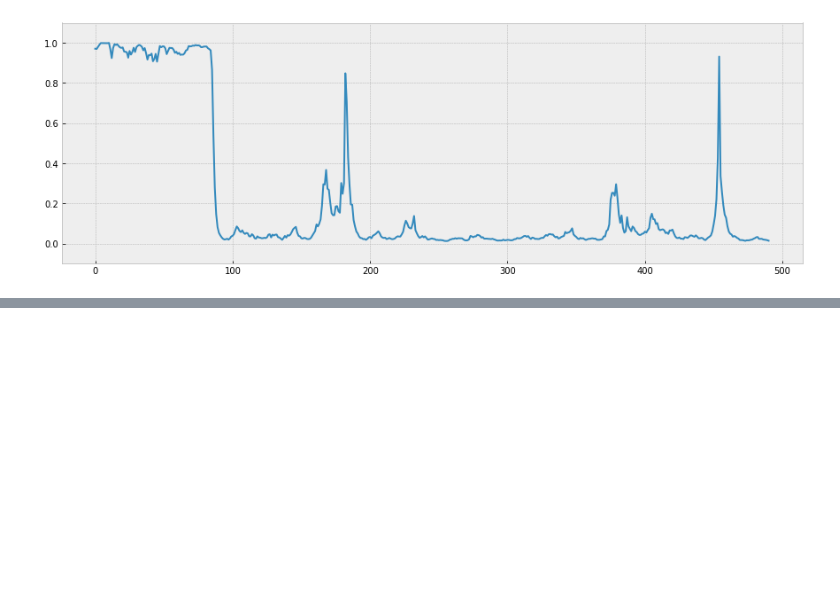
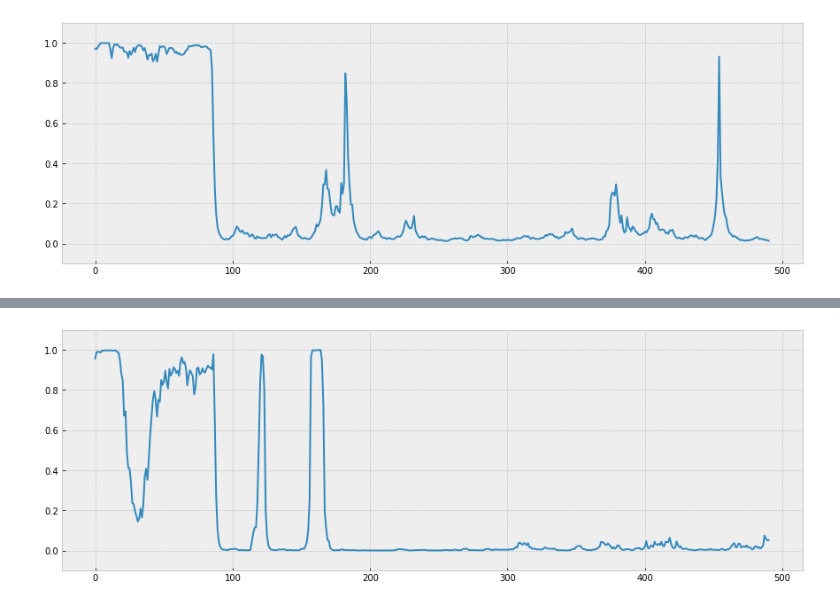
Before and after one commit to davidmcclure/strip-gutenberg-paratext, a Jupyter notebook: notebooks/01-exploration.ipynb, the cells around one changed output, grey strips where cells are left out. Saved outputs shown, nothing was run; the diff lists cells and outputs as text; code cells hidden in the pictures; blank space fills up the shorter version.

```diff
--- a/notebooks/01-exploration.ipynb
+++ b/notebooks/01-exploration.ipynb
@@ -126,0 +127,4 @@ plot_chunk_scores('texts/580-0.txt', 500)
+# %%
+plot_chunk_scores('texts/766-0.txt', 500)
+# %% [output]
+[figure, added]
```
Also changed, not shown: parts of 3 cells of this notebook, 2 other files.
